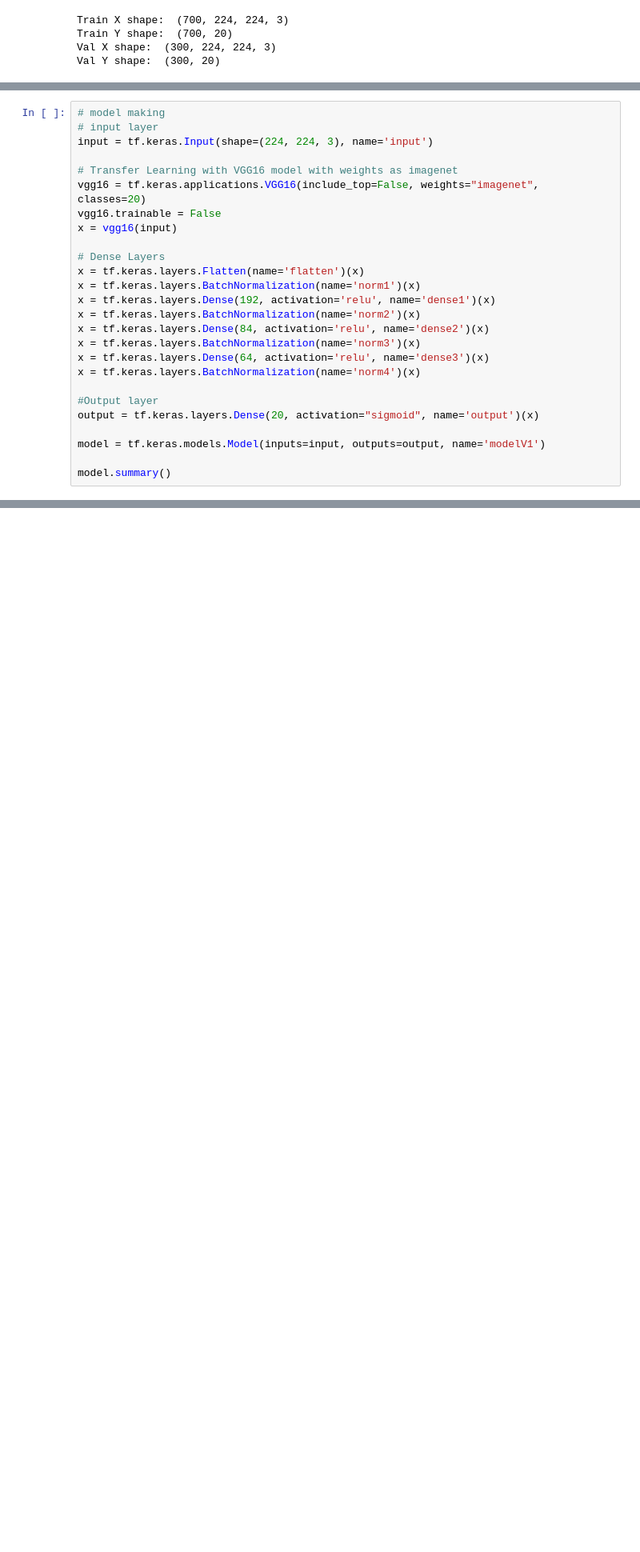
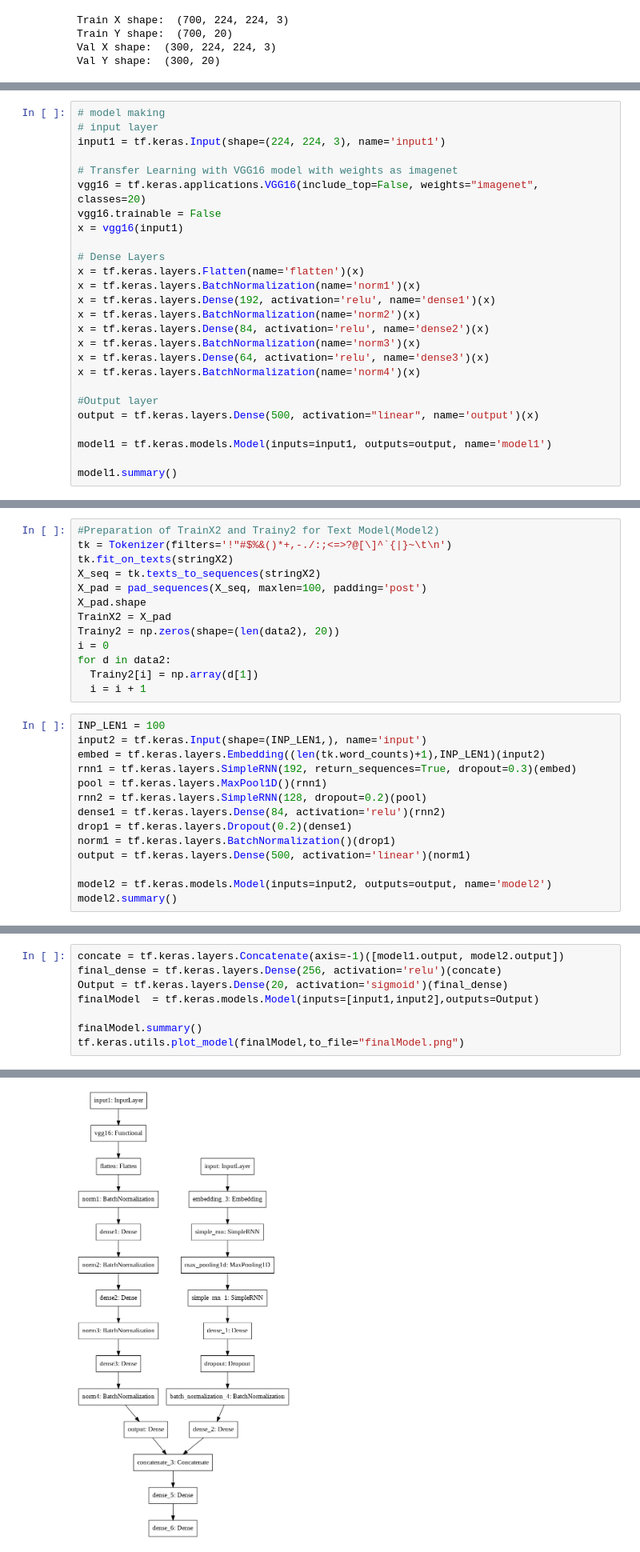
Before and after one commit to vipul43/image_description, a Jupyter notebook: MutliModalClassification.ipynb, the cells around one changed output, grey strips where cells are left out. Shown: that part at 80% size. Saved outputs shown, nothing was run; the diff lists cells and outputs as text; blank space fills up the shorter version.

Commit message:
Done Image Model and Text Model for Task-2

```diff
--- a/MutliModalClassification.ipynb
+++ b/MutliModalClassification.ipynb
@@ -201,12 +212,12 @@ datagen = tf.keras.preprocessing.image.ImageDataGenerator(rescale=1./255,
 # %%
 # model making
 # input layer
-input = tf.keras.Input(shape=(224, 224, 3), name='input')
+input1 = tf.keras.Input(shape=(224, 224, 3), name='input1')
 
 # Transfer Learning with VGG16 model with weights as imagenet
 vgg16 = tf.keras.applications.VGG16(include_top=False, weights="imagenet", classes=20)
 vgg16.trainable = False
-x = vgg16(input)
+x = vgg16(input1)
 
 # Dense Layers
 x = tf.keras.layers.Flatten(name='flatten')(x)
@@ -219,9 +230,9 @@ x = tf.keras.layers.Dense(64, activation='relu', name='dense3')(x)
 x = tf.keras.layers.BatchNormalization(name='norm4')(x)
 
 #Output layer
-output = tf.keras.layers.Dense(20, activation="sigmoid", name='output')(x)
+output = tf.keras.layers.Dense(500, activation="linear", name='output')(x)
 
-model = tf.keras.models.Model(inputs=input, outputs=output, name='modelV1')
+model1 = tf.keras.models.Model(inputs=input1, outputs=output, name='model1')
 
-model.summary()
+model1.summary()
 # %% [output]
@@ -244,0 +290,27 @@ _________________________________________________________________
+# %%
+#Preparation of TrainX2 and Trainy2 for Text Model(Model2)
+tk = Tokenizer(filters='!"#$%&()*+,-./:;<=>?@[\]^`{|}~\t\n')
+tk.fit_on_texts(stringX2)
+X_seq = tk.texts_to_sequences(stringX2)
+X_pad = pad_sequences(X_seq, maxlen=100, padding='post')
+X_pad.shape
+TrainX2 = X_pad
+Trainy2 = np.zeros(shape=(len(data2), 20))
+i = 0
+for d in data2:
+  Trainy2[i] = np.array(d[1])
+  i = i + 1
+# %%
+INP_LEN1 = 100
+input2 = tf.keras.Input(shape=(INP_LEN1,), name='input')
+embed = tf.keras.layers.Embedding((len(tk.word_counts)+1),INP_LEN1)(input2)
+rnn1 = tf.keras.layers.SimpleRNN(192, return_sequences=True, dropout=0.3)(embed)
+pool = tf.keras.layers.MaxPool1D()(rnn1)
+rnn2 = tf.keras.layers.SimpleRNN(128, dropout=0.2)(pool)
+dense1 = tf.keras.layers.Dense(84, activation='relu')(rnn2)
+drop1 = tf.keras.layers.Dropout(0.2)(dense1)
+norm1 = tf.keras.layers.BatchNormalization()(drop1)
+output = tf.keras.layers.Dense(500, activation='linear')(norm1)
+
+model2 = tf.keras.models.Model(inputs=input2, outputs=output, name='model2')
+model2.summary()
@@ -244,0 +337,9 @@ _________________________________________________________________
+# %%
+concate = tf.keras.layers.Concatenate(axis=-1)([model1.output, model2.output])
+final_dense = tf.keras.layers.Dense(256, activation='relu')(concate)
+Output = tf.keras.layers.Dense(20, activation='sigmoid')(final_dense)
+finalModel  = tf.keras.models.Model(inputs=[input1,input2],outputs=Output)
+
+finalModel.summary()
+tf.keras.utils.plot_model(finalModel,to_file="finalModel.png")
+# %% [output]
@@ -245 +363,2 @@ _________________________________________________________________
+[figure, added]
 # %%
```
Also changed, not shown: parts of 16 cells of this notebook.
